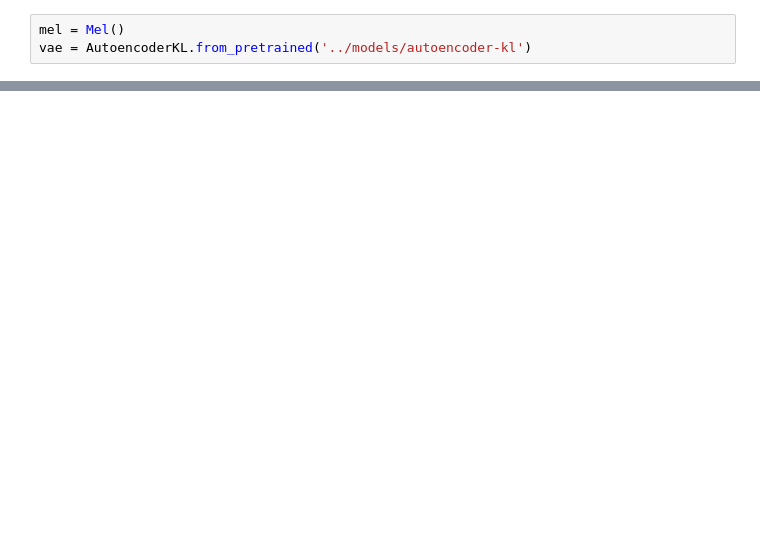
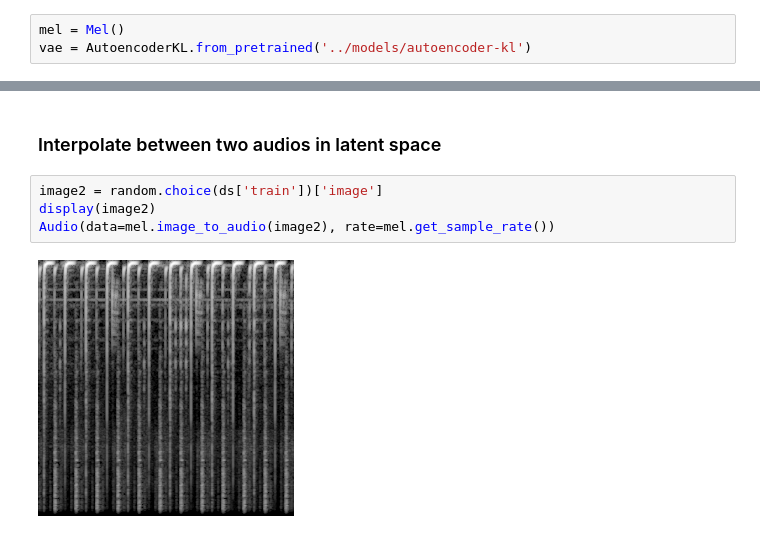
Before and after one commit to teticio/audio-diffusion, a Jupyter notebook: notebooks/test_vae.ipynb, the cells around one changed output, grey strips where cells are left out. Saved outputs shown, nothing was run; the diff lists cells and outputs as text; blank space fills up the shorter version.

```diff
--- a/notebooks/test_vae.ipynb
+++ b/notebooks/test_vae.ipynb
@@ -51,0 +90,8 @@ Audio(data=mel.image_to_audio(output_image), rate=mel.get_sample_rate())
+# %% [markdown]
+### Interpolate between two audios in latent space
+# %%
+image2 = random.choice(ds['train'])['image']
+display(image2)
+Audio(data=mel.image_to_audio(image2), rate=mel.get_sample_rate())
+# %% [output]
+[figure, added]
```
Also changed, not shown: parts of 16 cells of this notebook.
